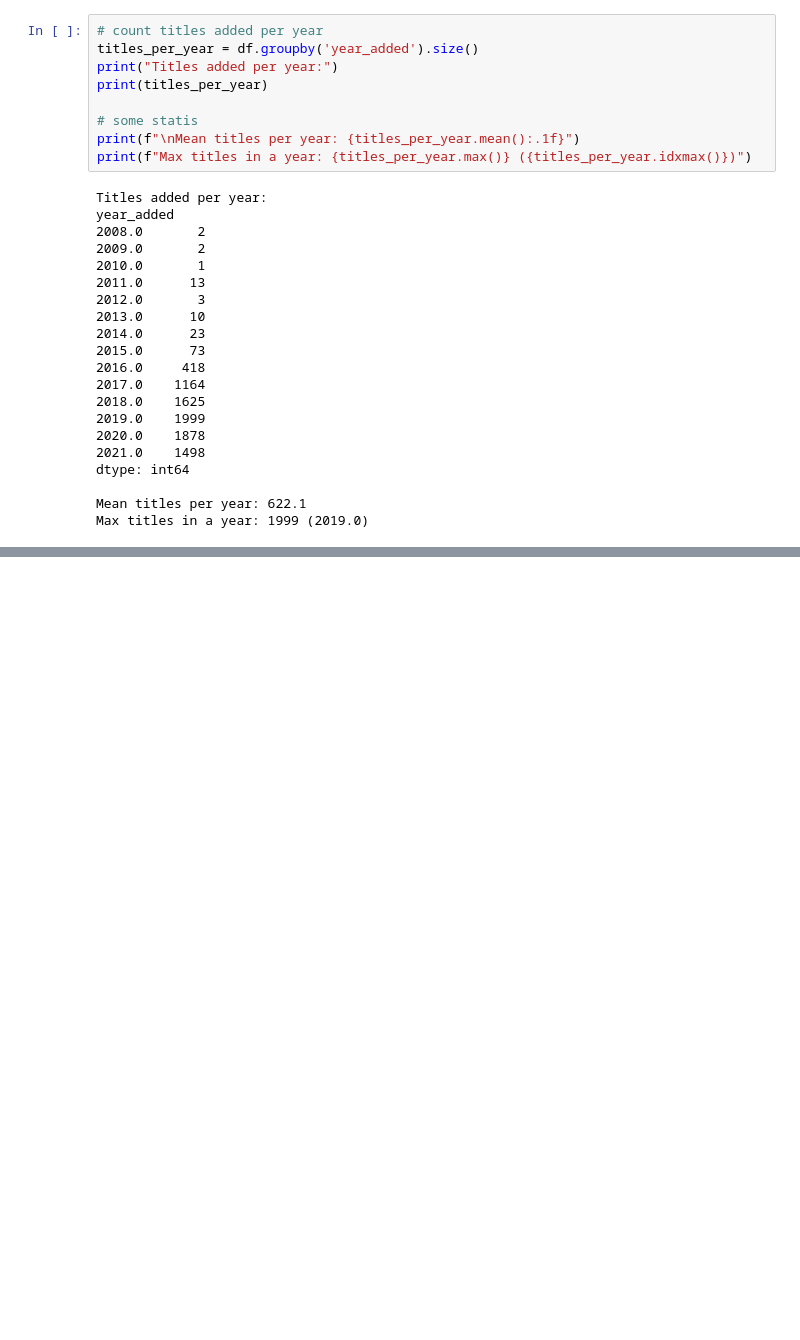
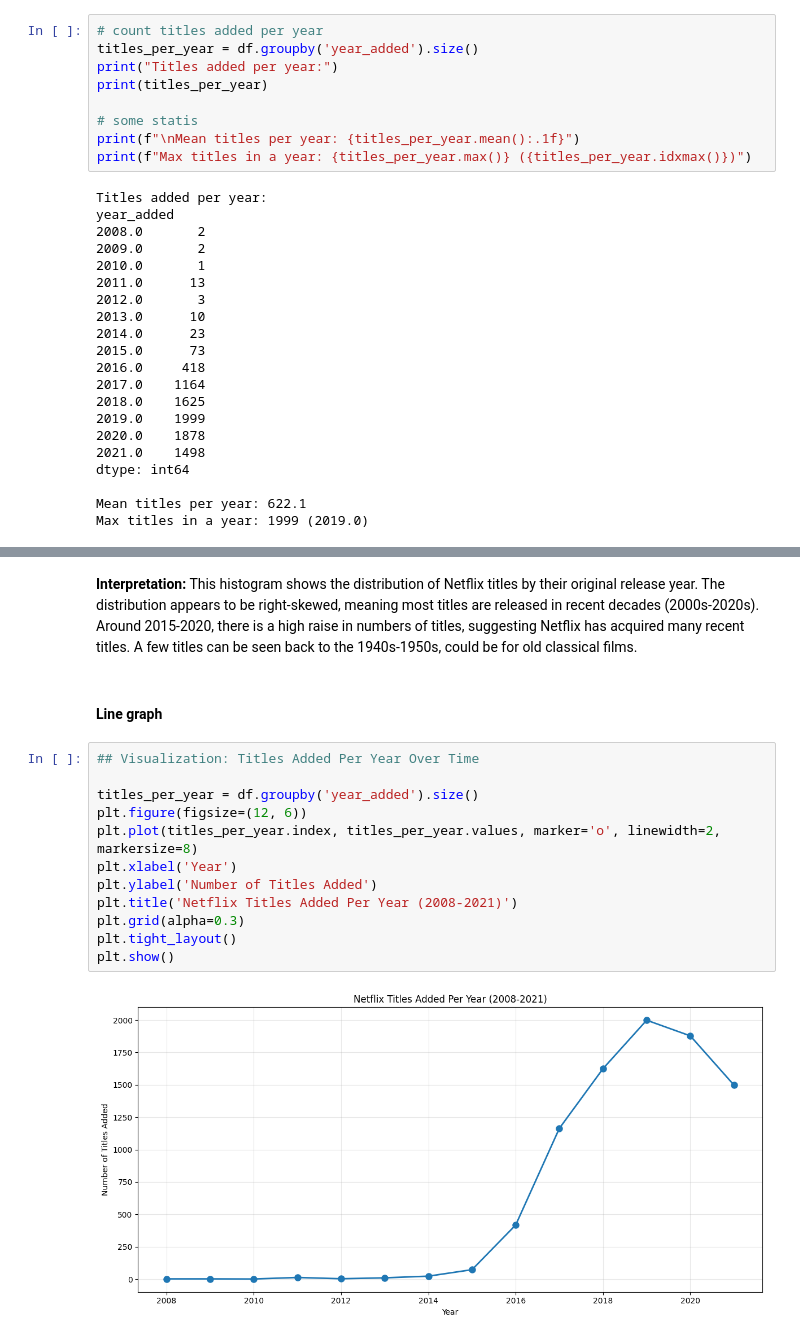
Before and after one commit to siddhartha008/CS4379G_A1, a Jupyter notebook: notebooks/analysis.ipynb, the cells around one changed output, grey strips where cells are left out. Drawn from its saved outputs; the diff is of its cells as text; blank space fills up the shorter version.

```diff
--- a/notebooks/analysis.ipynb
+++ b/notebooks/analysis.ipynb
@@ -197,0 +215,21 @@ Max titles in a year: 1999 (2019.0)
+# %% [markdown]
+**Interpretation:** This histogram shows the distribution of Netflix titles by their original release year.
+The distribution appears to be right-skewed, meaning most titles are released in recent decades (2000s-2020s).
+Around 2015-2020, there is a high raise in numbers of titles, suggesting Netflix has acquired many recent titles.
+A few titles can be seen back to the 1940s-1950s, could be for old classical films.
+# %% [markdown]
+#### Line graph
+# %%
+## Visualization: Titles Added Per Year Over Time
+
+titles_per_year = df.groupby('year_added').size()
+plt.figure(figsize=(12, 6))
+plt.plot(titles_per_year.index, titles_per_year.values, marker='o', linewidth=2, markersize=8)
+plt.xlabel('Year')
+plt.ylabel('Number of Titles Added')
+plt.title('Netflix Titles Added Per Year (2008-2021)')
+plt.grid(alpha=0.3)
+plt.tight_layout()
+plt.show()
+# %% [output]
+[figure, added]
```
Also changed, not shown: parts of 7 cells of this notebook, 1 other file.
